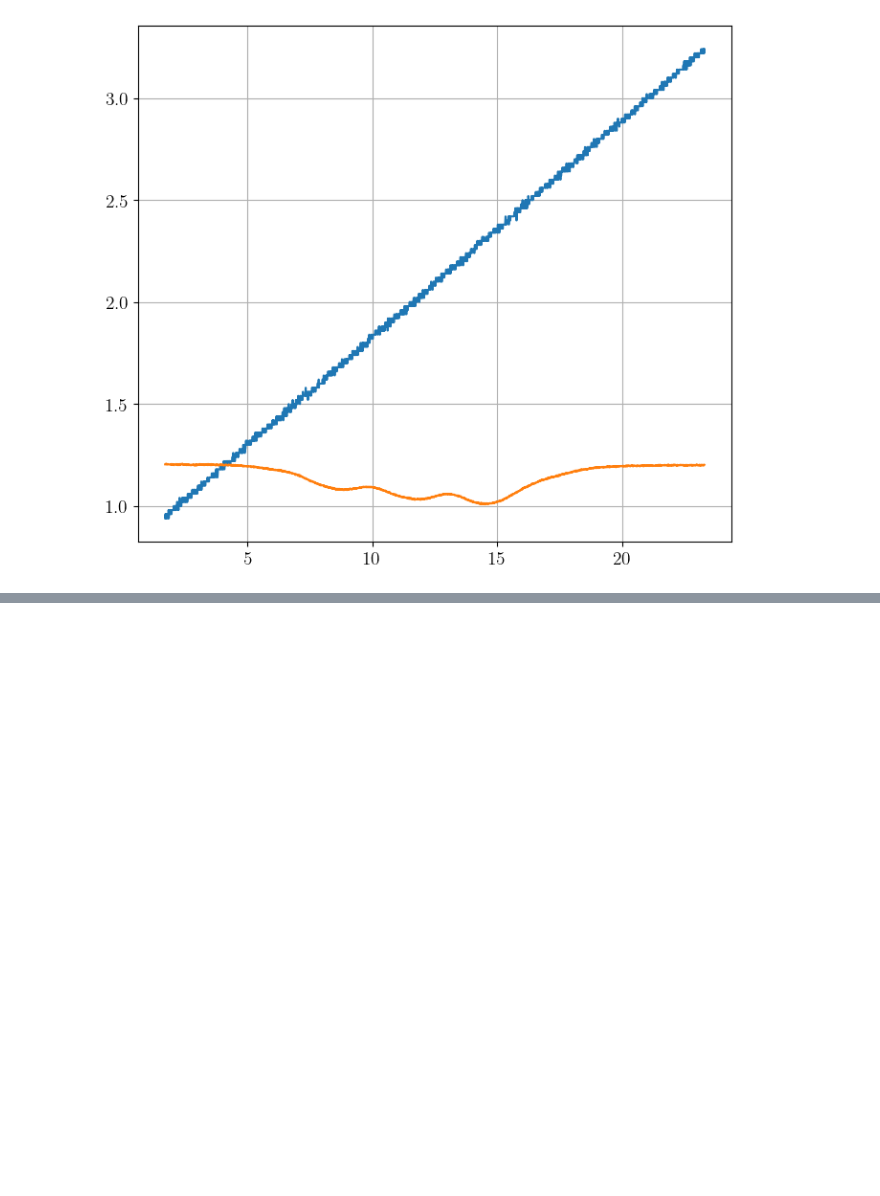
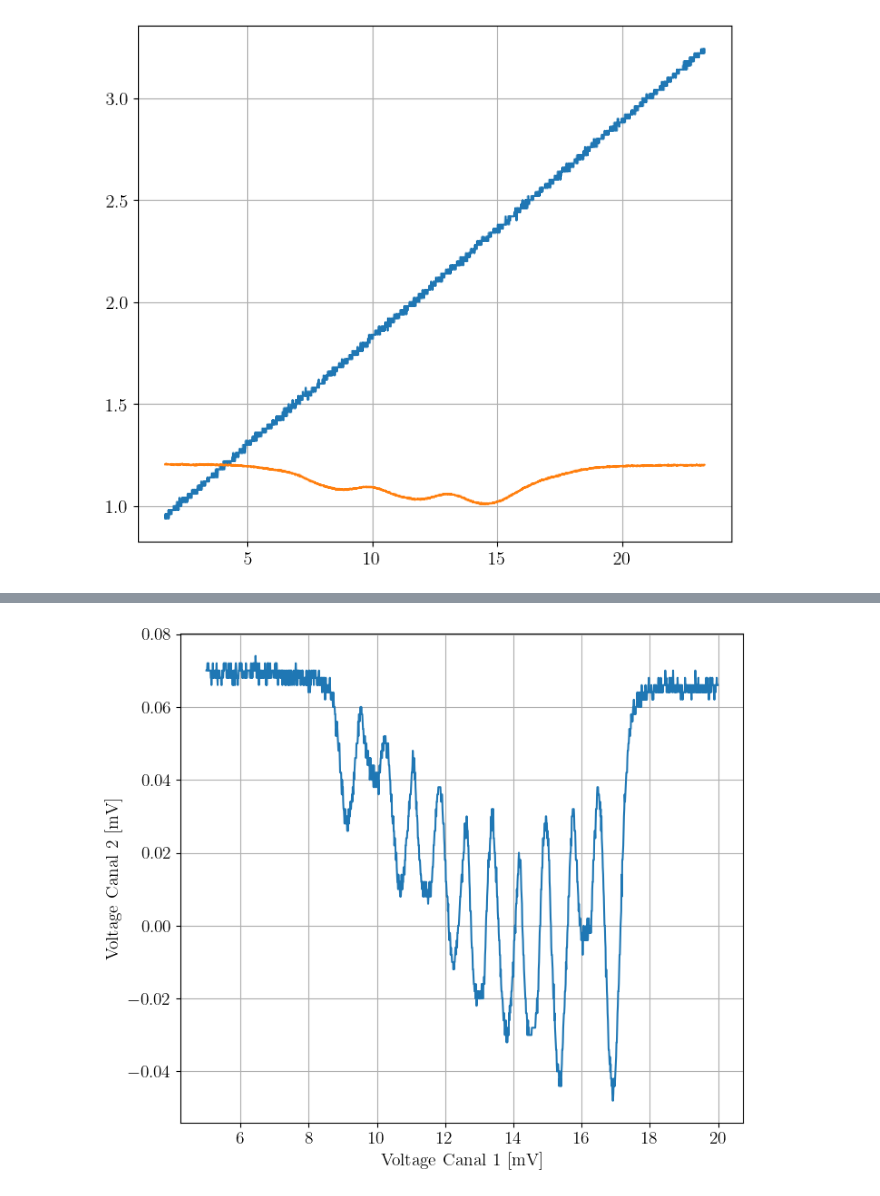
Before and after one commit to ThomasAnkhe/Quantum_Optics_Lab, a Jupyter notebook: 5. Optical_pumping/graphs.ipynb, the cells around one changed output, grey strips where cells are left out. Drawn from its saved outputs; the diff is of its cells as text; code cells hidden in the pictures; blank space fills up the shorter version.

```diff
--- a/5. Optical_pumping/graphs.ipynb
+++ b/5. Optical_pumping/graphs.ipynb
@@ -114,0 +127,15 @@ ax.grid()
+# %%
+quad2_zeeman = data_path / Path("quad2_zeeman.xlsx")
+q2z_data = pd.read_excel(quad2_zeeman)
+q2z_CH1 = q2z_data["channel 1"].to_numpy()
+q2z_CH2 = q2z_data["channel 2"].to_numpy()
+# %%
+fig, ax = plt.subplots(figsize=(8,7))
+step = 500
+g2z_len = len(q2z_CH1)
+ax.set_ylabel("Voltage Canal 2 [mV]")
+ax.set_xlabel("Voltage Canal 1 [mV]")
+ax.plot(q2z_CH1[step:g2z_len - step], q2z_CH2[step:g2z_len - step])
+ax.grid()
+# %% [output]
+[figure, added]
```
Also changed, not shown: parts of 8 cells of this notebook, 7 other files.
